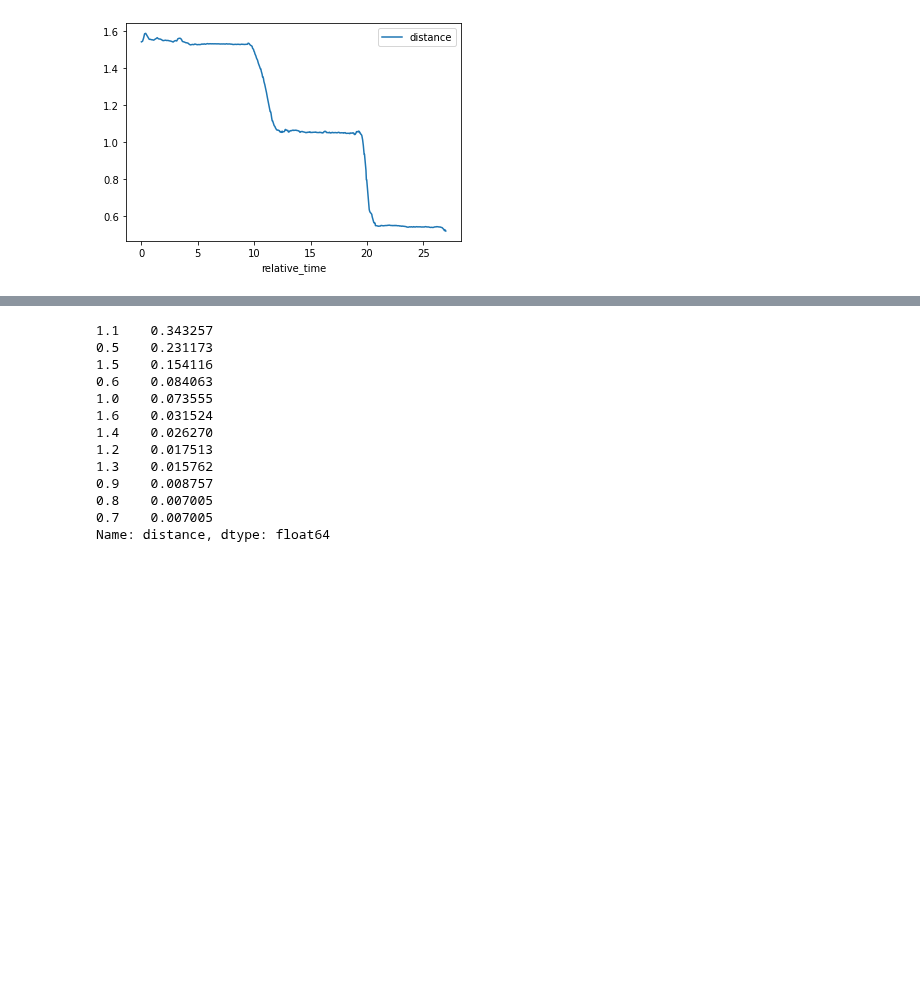
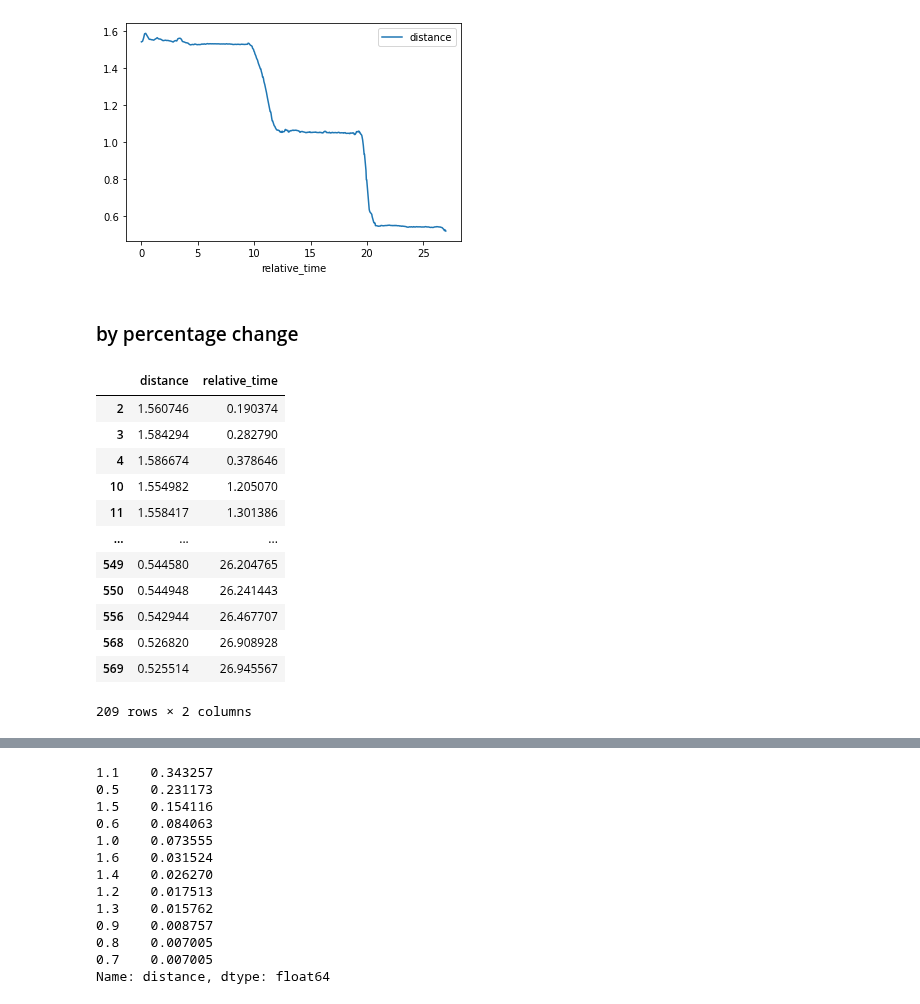
Before and after one commit to hakanErgin/apriltag_test_bench, a Jupyter notebook: test_pipeline/scripts/eda.ipynb, the cells around one changed output, grey strips where cells are left out. Cells and saved outputs as stored; diff of their text form; code cells hidden in the pictures; blank space fills up the shorter version.

```diff
--- a/test_pipeline/scripts/eda.ipynb
+++ b/test_pipeline/scripts/eda.ipynb
@@ -49,3 +49,5 @@ df.plot(x='relative_time', y='distance')
 # %% [output]
 <AxesSubplot:xlabel='relative_time'>
 [figure]
+# %% [markdown]
+### by percentage change
@@ -51,0 +56,16 @@ df.plot(x='relative_time', y='distance')
+# %%
+df_filtered_by_change
+# %% [output]
+|  | distance | relative_time |
+| 2 | 1.560746 | 0.190374 |
+| 3 | 1.584294 | 0.282790 |
+| 4 | 1.586674 | 0.378646 |
+| 10 | 1.554982 | 1.205070 |
+| 11 | 1.558417 | 1.301386 |
+| ... | ... | ... |
+| 549 | 0.544580 | 26.204765 |
+| 550 | 0.544948 | 26.241443 |
+| 556 | 0.542944 | 26.467707 |
+| 568 | 0.526820 | 26.908928 |
+| 569 | 0.525514 | 26.945567 |
+209 rows × 2 columns
```
Also changed, not shown: parts of 3 cells of this notebook.
